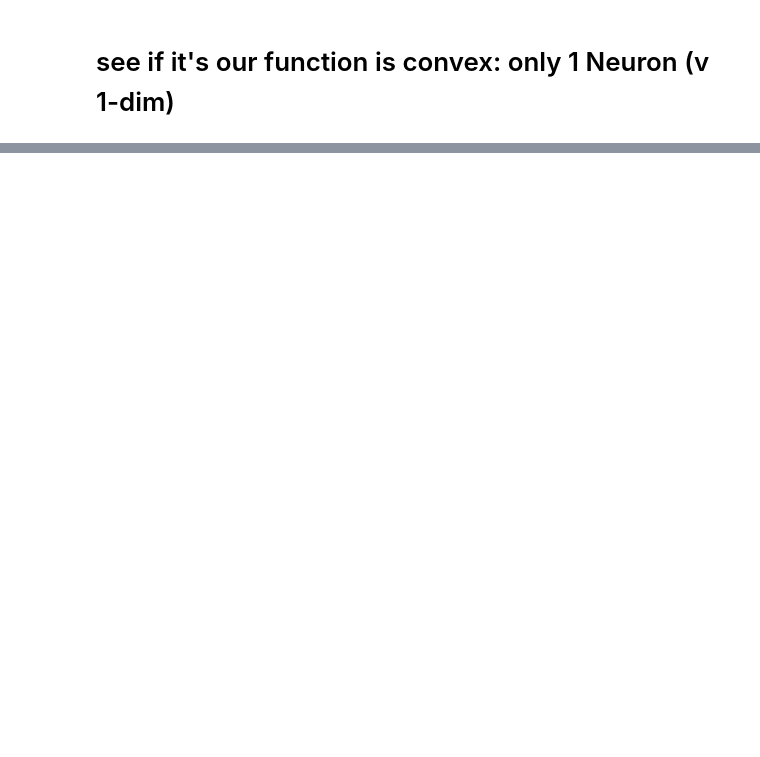
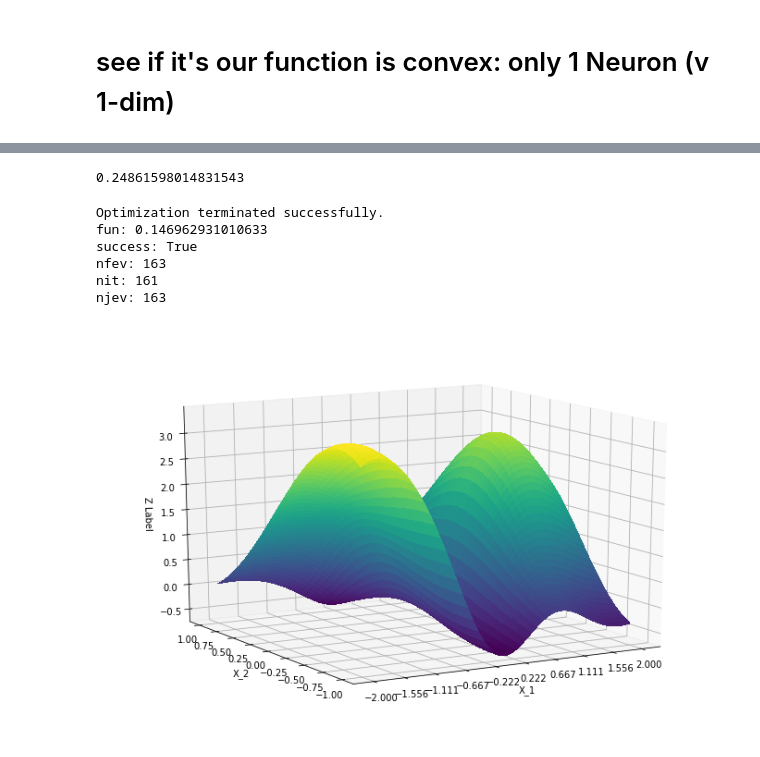
Before and after one commit to cerniello/Feedforward_neural_network, a Jupyter notebook: OMML_Project_1_FFNN_EL.ipynb, the cells around one changed output, grey strips where cells are left out. Drawn from its saved outputs; the diff is of its cells as text; code cells hidden in the pictures; blank space fills up the shorter version.

Commit message:
added question 2.2

```diff
--- a/OMML_Project_1_FFNN_EL.ipynb
+++ b/OMML_Project_1_FFNN_EL.ipynb
@@ -235,0 +308,49 @@ print(res.fun, 'vs', min(loss_grid))
+# %%
+N = 20
+n = X.shape[1]
+v = np.random.randn(N, 1)
+# %%
+idx = np.random.choice(range(0,X_train.shape[0]), size = N)
+c = X_train[idx]
+
+sigma = 1
+rho = 0.00001
+# %%
+t1 = time()
+res = minimize(loss_EL_RBF, v, jac=fun_grad_EL_RBF, args=(c, X, y_true))
+t1 = time()-t1
+t1
+# %% [output]
+0.24861598014831543
+# %%
+print(res.message)
+print('fun:', res.fun)
+print('success:',res.success)
+print('nfev:', res.nfev)
+print('nit:', res.nit)
+print('njev:', res.njev)
+# %% [output]
+Optimization terminated successfully.
+fun: 0.146962931010633
+success: True
+nfev: 163
+nit: 161
+njev: 163
+# %%
+X_1 = np.linspace(-2,2,500)
+X_2 = np.linspace(-1,1,500)
+X_1, X_2 = np.meshgrid(X_1, X_2)
+zs = np.array([fun_EL_RBF(np.array([x,y]).reshape(1,2), res.x, c) for x,y in zip(np.ravel(X_1), np.ravel(X_2))])
+Z = zs.reshape(X_1.shape)
+fig = plt.figure(figsize=(12,8))
+ax = fig.gca(projection='3d')
+ax.plot_surface(X_1, X_2, Z ,linewidth=0,cmap=cm.viridis, antialiased=False)
+ax.set_xticks((np.linspace(-2,2,10)))
+ax.view_init(elev=15, azim=240)
+ax.set_xlabel('X_1')
+ax.set_ylabel('X_2')
+ax.set_zlabel('Z Label')
+plt.savefig('graph_question_1_1.png',dpi=600)
+plt.show()
+# %% [output]
+[figure, added]
```
Also changed, not shown: parts of 15 cells of this notebook.
